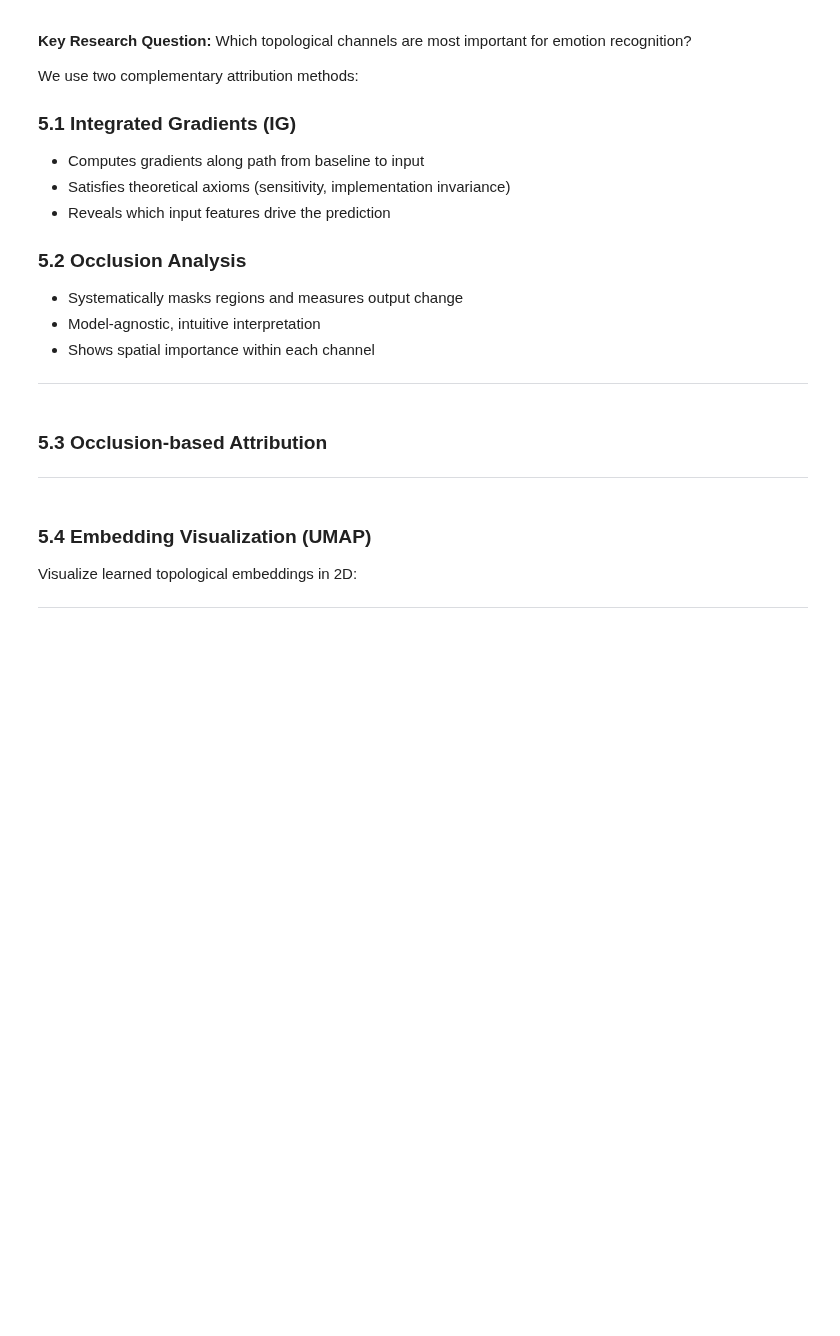
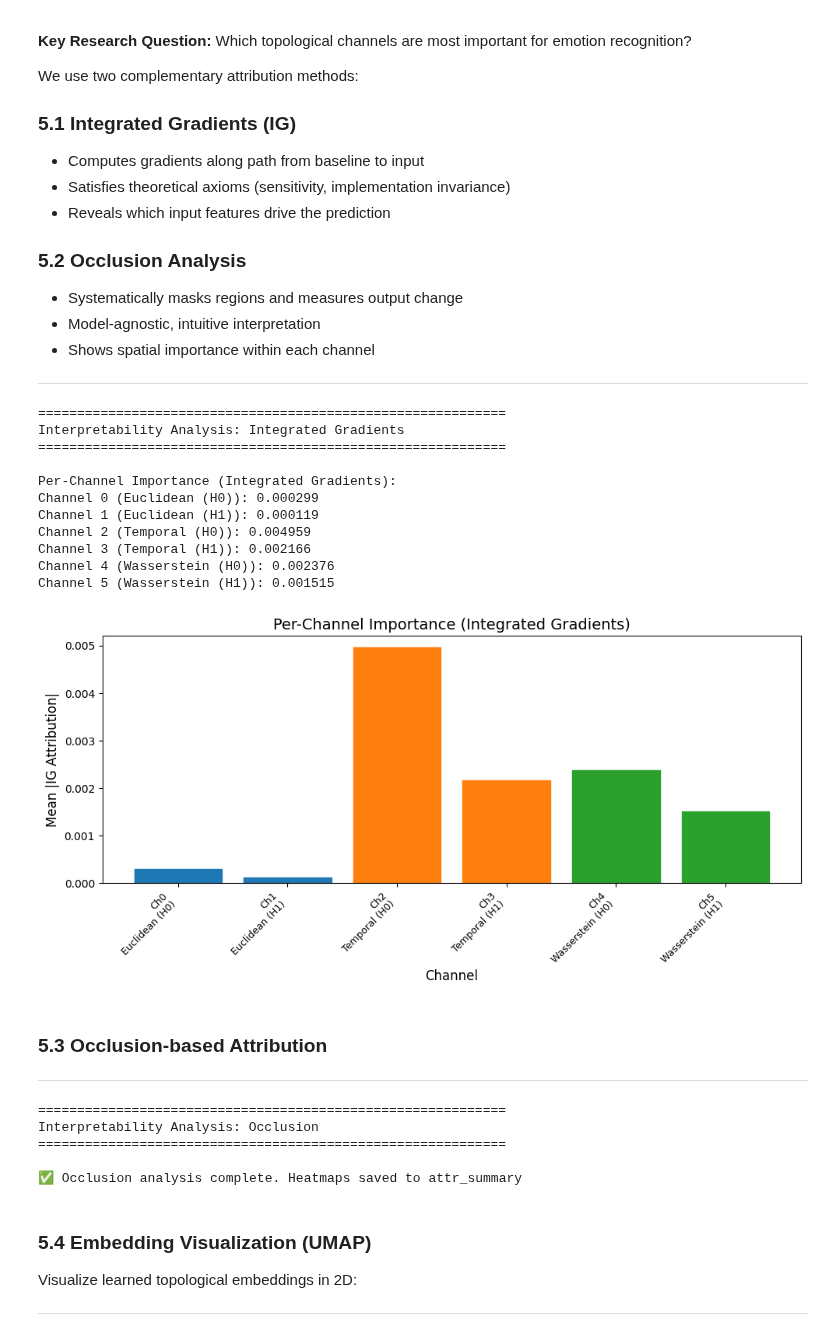
Before and after one commit to michelraskin/simplicialcomplex, a Jupyter notebook: paper_notebook.ipynb, the cells around one changed output. Cells and saved outputs as stored; diff of their text form; code cells hidden in the pictures; blank space fills up the shorter version.

```diff
--- a/paper_notebook.ipynb
+++ b/paper_notebook.ipynb
@@ -911,12 +1014,12 @@ def compute_channel_importance_ig(model, test_loader, device, save_dir="attr_sum
 
     print("\nPer-Channel Importance (Integrated Gradients):")
     channel_names = [
-        'Euclidean (clean)',
-        'Euclidean (noise)',
-        'Temporal (clean)',
-        'Temporal (noise)',
-        'Wasserstein (clean)',
-        'Wasserstein (noise)'
+        'Euclidean (H0)',
+        'Euclidean (H1)',
+        'Temporal (H0)',
+        'Temporal (H1)',
+        'Wasserstein (H0)',
+        'Wasserstein (H1)'
     ]
     for c, (name, score) in enumerate(zip(channel_names, per_channel_scores)):
         print(f"Channel {c} ({name}): {score:.6f}")
@@ -940,33 +1043,46 @@ def compute_channel_importance_ig(model, test_loader, device, save_dir="attr_sum
 
     # Bar chart
     plt.figure(figsize=(10, 5))
     bars = plt.bar(range(C), per_channel_scores)
     plt.xlabel("Channel", fontsize=12)
     plt.ylabel("Mean |IG Attribution|", fontsize=12)
     plt.title("Per-Channel Importance (Integrated Gradients)", fontsize=14)
     plt.xticks(range(C), [f"Ch{c}\n{name}" for c, name in enumerate(channel_names)],
                rotation=45, ha='right', fontsize=9)
 
     # Color bars by metric type
     colors = ['#1f77b4', '#1f77b4', '#ff7f0e', '#ff7f0e', '#2ca02c', '#2ca02c']
     for bar, color in zip(bars, colors):
         bar.set_color(color)
 
     plt.tight_layout()
     plt.savefig(save_dir / "channel_importance_ig.png", dpi=300, bbox_inches='tight')
     plt.show()
 
     np.save(save_dir / "per_channel_scores_ig.npy", per_channel_scores)
     return per_channel_scores
 
 
 # Run IG analysis on topological model
 if 'model_topo' in locals() and 'test_loader_topo' in locals():
     print("\n" + "="*60)
     print("Interpretability Analysis: Integrated Gradients")
     print("="*60)
     model_topo.load_state_dict(torch.load("best_model_topo.pth"))
     channel_scores_ig = compute_channel_importance_ig(model_topo, test_loader_topo, device)
+# %% [output]
+============================================================
+Interpretability Analysis: Integrated Gradients
+============================================================
+
+Per-Channel Importance (Integrated Gradients):
+Channel 0 (Euclidean (H0)): 0.000299
+Channel 1 (Euclidean (H1)): 0.000119
+Channel 2 (Temporal (H0)): 0.004959
+Channel 3 (Temporal (H1)): 0.002166
+Channel 4 (Wasserstein (H0)): 0.002376
+Channel 5 (Wasserstein (H1)): 0.001515
+[figure, added]
 # %% [markdown]
 ### 5.3 Occlusion-based Attribution
 
@@ -1041,6 +1157,12 @@ if 'model_topo' in locals() and 'test_loader_topo' in locals():
     occlusion_attrs = compute_channel_importance_occlusion(
         model_topo, test_loader_topo, device, patch_size=8, stride=4
     )
+# %% [output]
+============================================================
+Interpretability Analysis: Occlusion
+============================================================
+
+✅ Occlusion analysis complete. Heatmaps saved to attr_summary
 # %% [markdown]
 ### 5.4 Embedding Visualization (UMAP)
 
```
Also changed, not shown: parts of 8 cells of this notebook.
